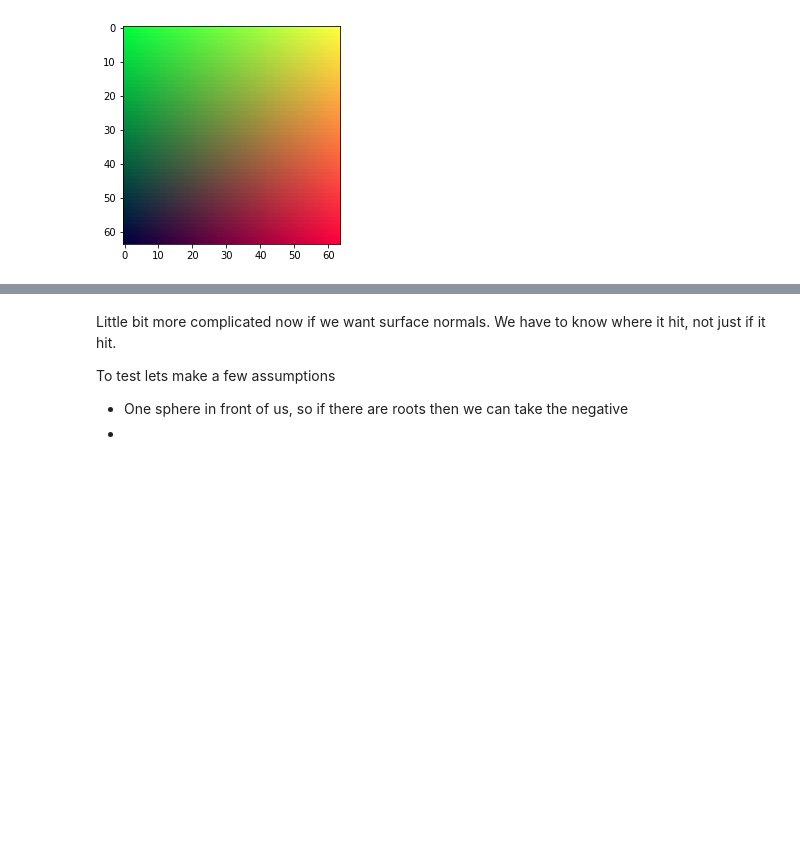
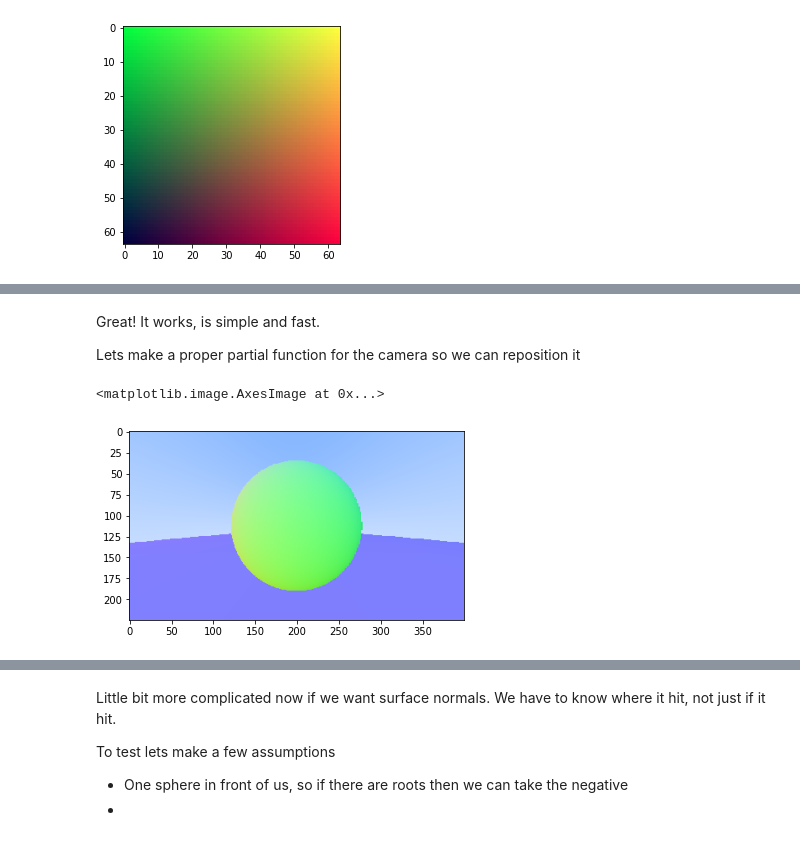
Before and after one commit to sholtodouglas/brax_raytrace, a Jupyter notebook: notebooks/training.ipynb, the cells around one changed output, grey strips where cells are left out. Cells and saved outputs as stored; diff of their text form; code cells hidden in the pictures; blank space fills up the shorter version.

```diff
--- a/notebooks/training.ipynb
+++ b/notebooks/training.ipynb
@@ -610,0 +557,16 @@ def do(sphere_origin, sphere_radius, origin, direction):
+# %%
+min_ray = 0.01 # don't render anything closer than 0.01m
+max_ray = 1000 # or further than 1000m
+
+# make some spheres
+spheres = jnp.array([[0,0.0,-1], [0,-100.5,-1.0]]) # [O, 3]
+sphere_colors = jnp.array([[1.0, 0, 0], [0,1,1]]) # [O, 3]
+radii = jnp.array([[0.5], [100]]) # [O, 1]
+
+N = len(direction)
+O = len(spheres)
+
+valid_background = jnp.ones([1,N]) # the background is always valid
+valid_background_dist = valid_background*max_ray # and always max dist away
+background_color = jnp.array([[0, 1.0, 0]])
+all_colors = jnp.concatenate([background_color, sphere_colors]) # [1+O, 3]
@@ -625,0 +754,4 @@ plt.imshow(image)
+# %% [markdown]
+Great! It works, is simple and fast.
+
+Lets make a proper partial function for the camera so we can reposition it
@@ -625,0 +805,24 @@ plt.imshow(image)
+# %%
+camera, image_shape, N = create_camera(theta_deg=120, image_width = 400)
+
+valid_background = jnp.ones([1,N]) # the background is always valid
+valid_background_dist = valid_background*max_ray # and always max dist away
+# %%
+min_ray = 0.01 # don't render anything closer than 0.01m
+max_ray = 1000 # or further than 1000m
+
+# make some spheres
+spheres = jnp.array([[0,-1,0], [0,-1.0,-100.5]]) # [O, 3]
+sphere_colors = jnp.array([[1.0, 0, 0], [0,1,1]]) # [O, 3]
+radii = jnp.array([[0.5], [100]]) # [O, 1]
+O = len(spheres)
+# %%
+origin = jnp.array([0,-0.35,0])
+# %%
+direction = camera(lookfrom = origin, lookat=jnp.array([0,-1,0]))
+pixels, did_hit, closest, point, normal = find_solutions(spheres, radii, sphere_colors, origin, direction)
+image = jnp.reshape(pixels, image_shape)
+plt.imshow(image)
+# %% [output]
+<matplotlib.image.AxesImage at 0x...>
+[figure, added]
```
Also changed, not shown: parts of 33 cells of this notebook.
